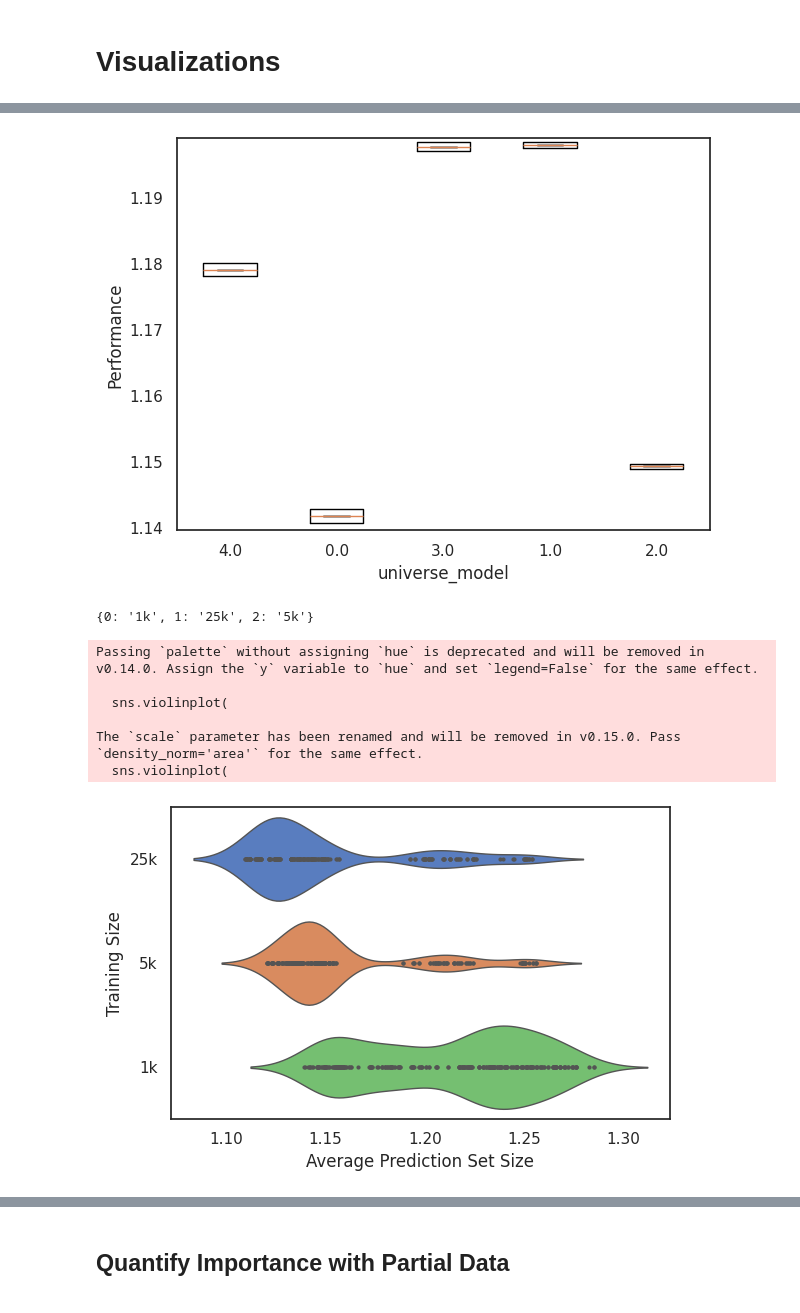
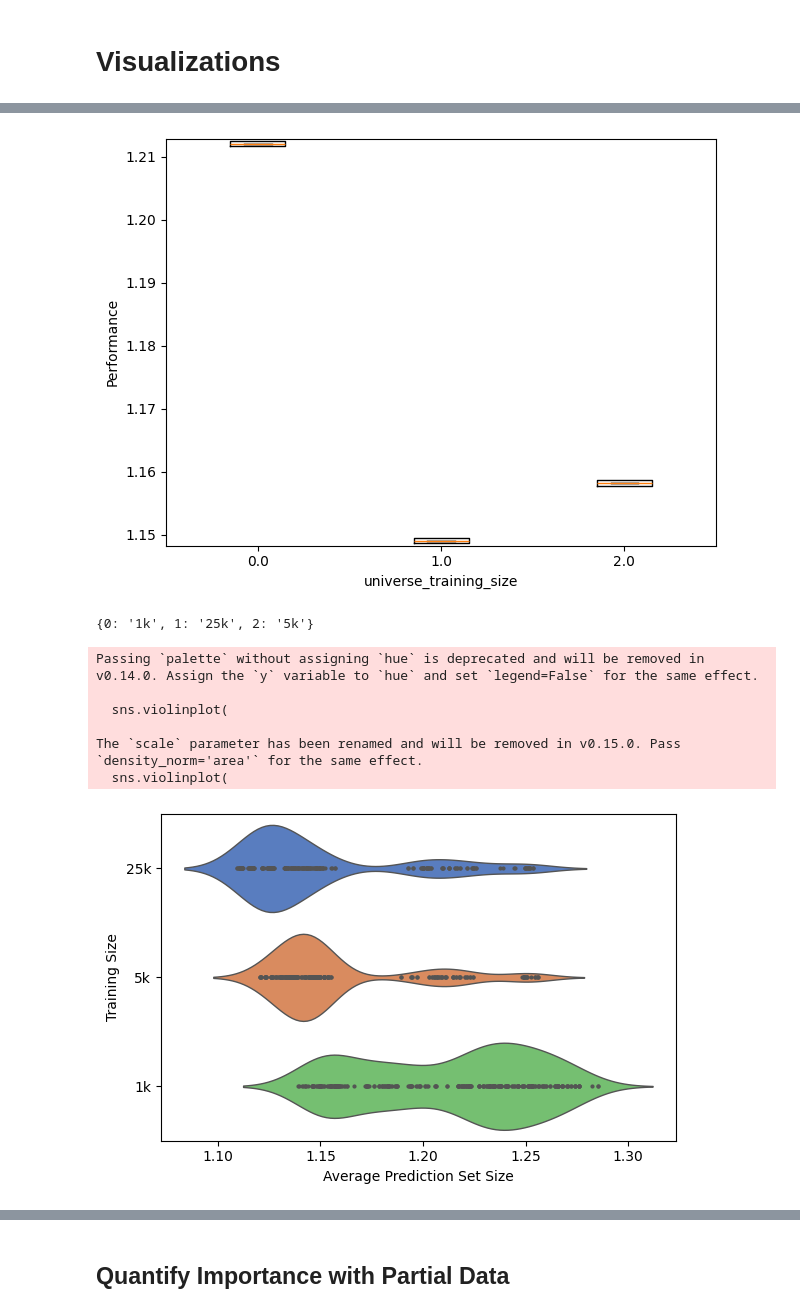
Before and after one commit to jsbroden/CMA_Fairness_v2, a Jupyter notebook: analysis_var_imp_overall.ipynb, the cells around one changed output, grey strips where cells are left out. Drawn from its saved outputs; the diff is of its cells as text; code cells hidden in the pictures.

Commit message:
visualizations

```diff
--- a/analysis_var_imp_overall.ipynb
+++ b/analysis_var_imp_overall.ipynb
@@ -306,9 +306,9 @@ from fanova import visualizer
 vis = visualizer.Visualizer(m_fanova.fanova, m_fanova.configuration_space, directory = str(CP_DIR))
 # %%
 # Plot 1D marginal
-vis.plot_marginal(2)
+vis.plot_marginal(4)
 # %% [output]
-[figure, old version]
+[figure, new version]
 # %%
 # Recover mapping for 'universe_training_size'
 col = "universe_training_size"
@@ -331,43 +331,42 @@ import seaborn as sns
 import pandas as pd
 
 # 1. Define your mapping and desired order (bottom to top)
-label_map = {
-    0: "1k",
-    1: "25k",
-    2: "5k"
-}
+#label_map = {
+#    0: "1k",
+#    1: "25k",
+#    2: "5k"
+#}
 desired_order = ["25k", "5k", "1k"]  # bottom to top
 
 # 2. Prep data
 param = "universe_training_size"
 target = main_cp_metric
 df_plot = df_agg[[param, target]].copy()
 df_plot[param] = df_plot[param].map(lambda x: label_map.get(x, x))
 df_plot[param] = pd.Categorical(df_plot[param], categories=desired_order, ordered=True)
 
 # 3. Plot
 plt.figure(figsize=(6, 4))
 sns.violinplot(
     data=df_plot,
     y=param,
     x=target,
     order=desired_order,      # explicitly enforce order
     palette="muted",
     scale="area",
     inner="point",
     linewidth=1
 )
 plt.xlabel("Average Prediction Set Size")
 plt.ylabel("Training Size")
-#plt.title("Training Size")
 plt.tight_layout()
 plt.show()
 # %% [output]
 Passing `palette` without assigning `hue` is deprecated and will be removed in v0.14.0. Assign the `y` variable to `hue` and set `legend=False` for the same effect.
 
   sns.violinplot(
 
 The `scale` parameter has been renamed and will be removed in v0.15.0. Pass `density_norm='area'` for the same effect.
   sns.violinplot(
-[figure, old version]
+[figure, new version]
 # %%
```
Also changed, not shown: parts of 17 cells of this notebook, 2 other files.
